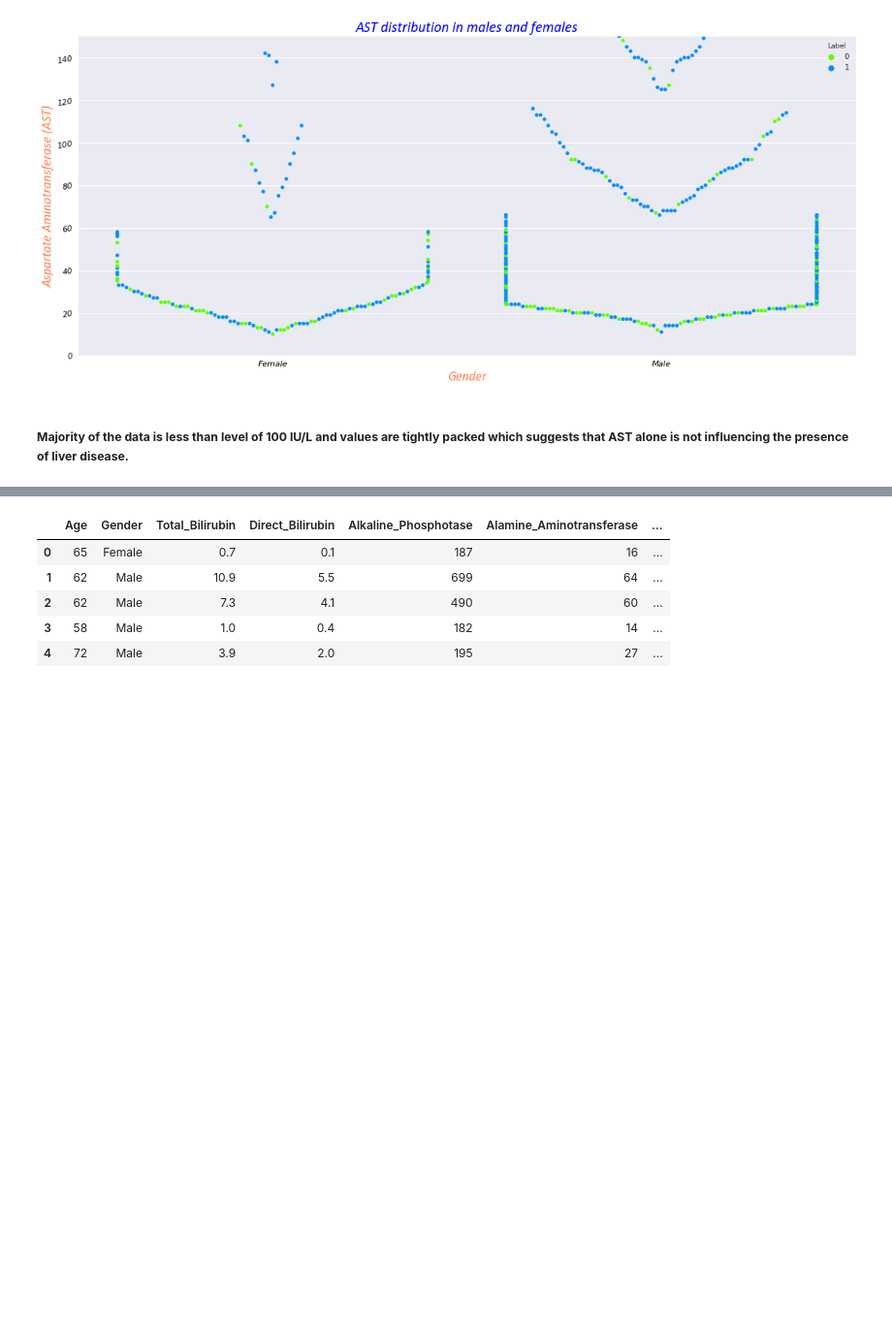
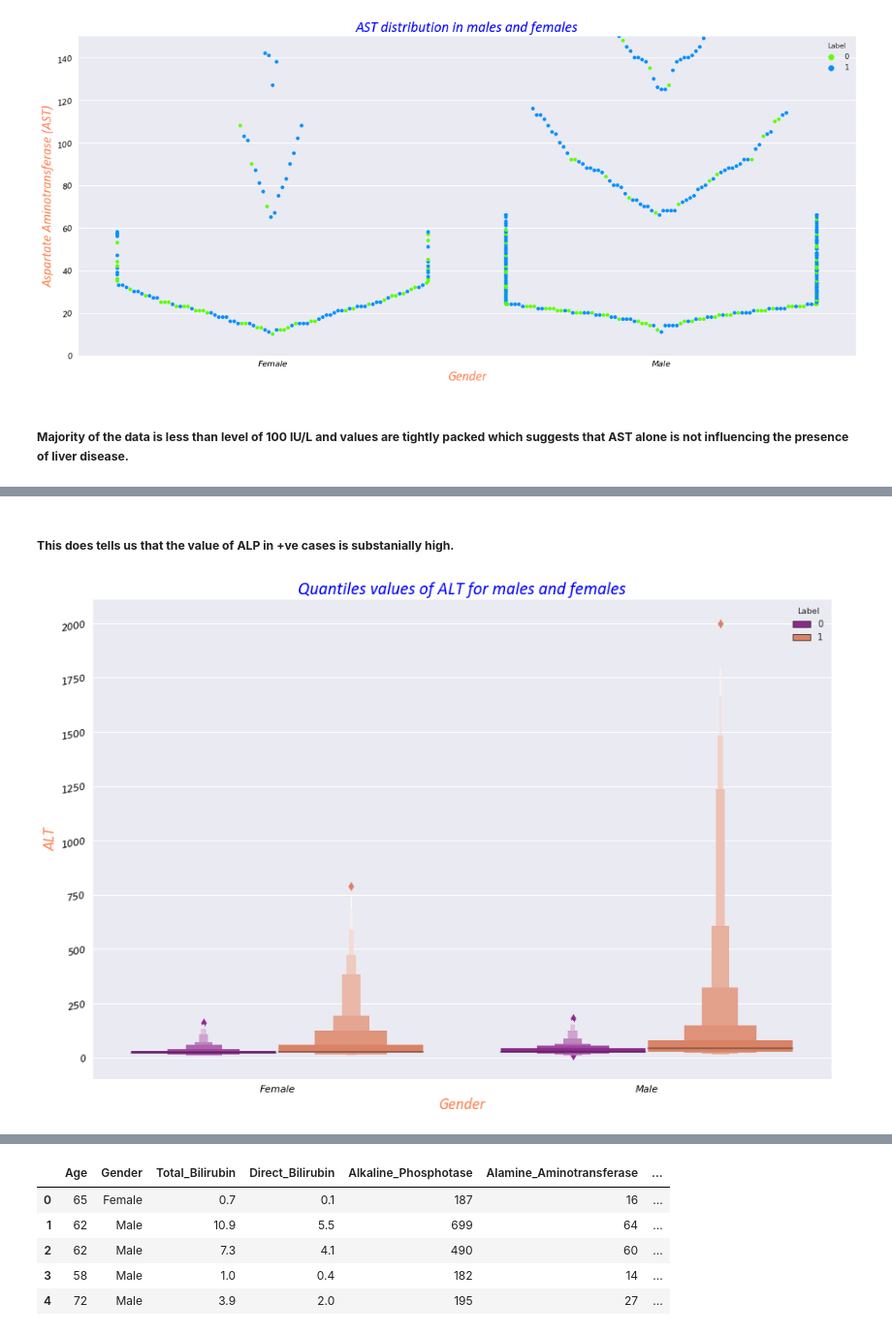
Before and after one commit to raj-shr-git/Liver_Disease_Data_Analysis, a Jupyter notebook: Liver_Patients_Classifier.ipynb, the cells around one changed output, grey strips where cells are left out. Shown at 97% size. Saved outputs shown, nothing was run; the diff lists cells and outputs as text; code cells hidden in the pictures; blank space fills up the shorter version.

```diff
--- a/Liver_Patients_Classifier.ipynb
+++ b/Liver_Patients_Classifier.ipynb
@@ -829,0 +887,14 @@ plt.show()
+# %% [markdown]
+##### **This does tells us that the value of ALP in +ve cases is substanially high.**
+# %%
+with plt.style.context('seaborn'):
+    plt.figure(figsize=(15,10))
+    sns.boxenplot(x='Gender',y='Alamine_Aminotransferase',hue='Label',data=patients_df,palette=sns.color_palette('plasma',2))
+    plt.xlabel('Gender',fontdict=label_font_dict)
+    plt.ylabel('ALT',fontdict=label_font_dict)
+    plt.title('Quantiles values of ALT for males and females',fontdict=title_font_dict)
+    plt.xticks(color='black',size=11,style='oblique')
+    plt.yticks(rotation=10,color='black',size=11,style='oblique')
+plt.show()
+# %% [output]
+[figure, added]
```
Also changed, not shown: parts of 13 cells of this notebook, 1 other file.
